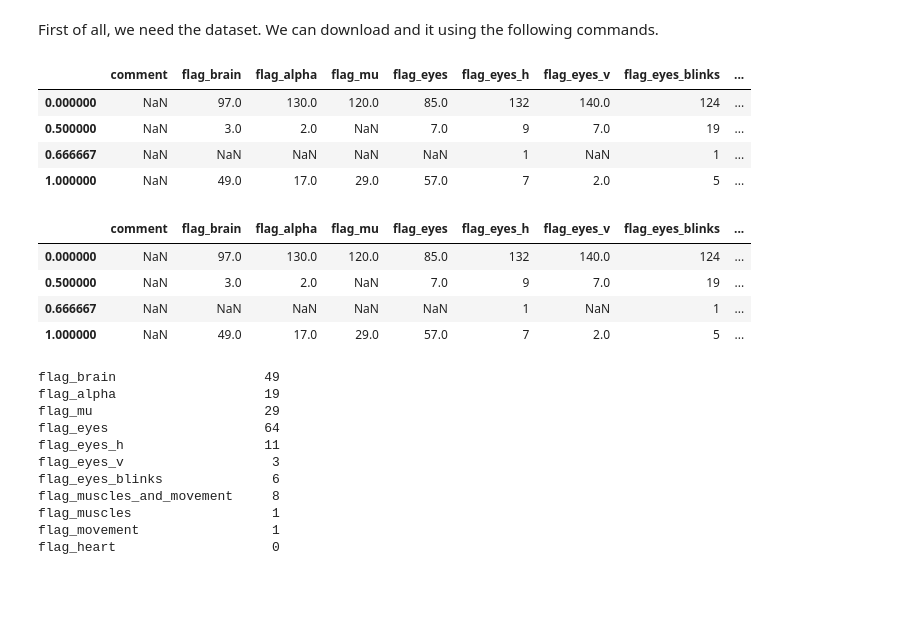
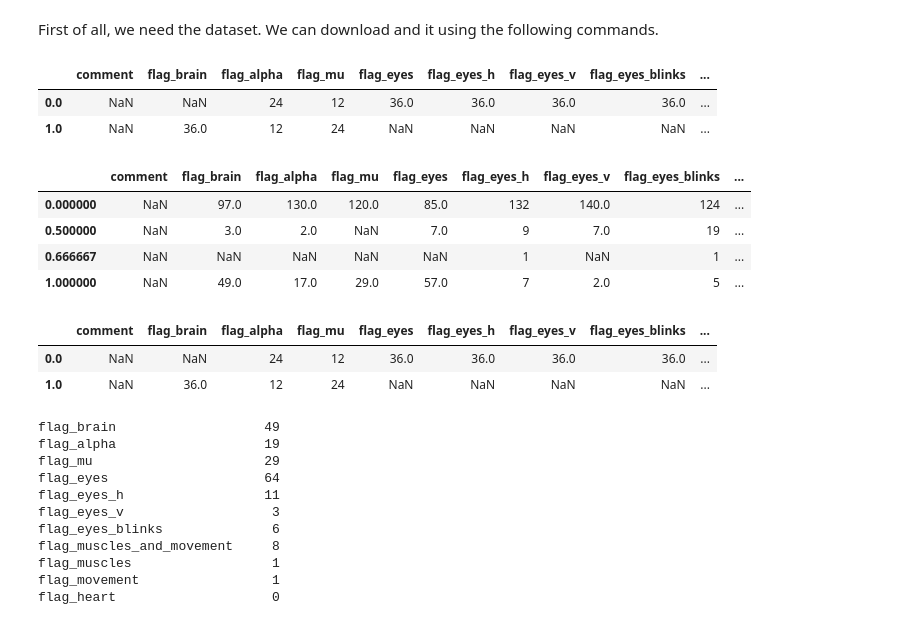
Before and after one commit to ALICE-EEG/alice-eeg-ml, a Jupyter notebook: Norm.ipynb, the cells around one changed output. Drawn from its saved outputs; the diff is of its cells as text; code cells hidden in the pictures; blank space fills up the shorter version.

```diff
--- a/Norm.ipynb
+++ b/Norm.ipynb
@@ -18,19 +18,22 @@ from alice_ml.preprocessing import load_dataset
 path = '/Users/beliaevaaleksandra/Downloads/dataset_mu_rhythm_1.1'
 
 data, raw_annotations = load_dataset(path, preload=False)
+
+path2 = '/Users/beliaevaaleksandra/Downloads/dataset_mu_rhythm_2_1.2'
+
+data2, raw_annotations2 = load_dataset(path2, preload=False)
 # %%
 def get_target_distribution(annotations):
     # Exclude non-numeric columns like 'user_hash' and other potential object-type columns
     flag_columns = annotations.select_dtypes(include=[bool, int, float]).columns
     # Perform groupby on 'ic_id' and calculate the mean for the flag columns
     return annotations.groupby('ic_id')[flag_columns].mean().apply(lambda x: x.value_counts())
 get_target_distribution(raw_annotations)
+get_target_distribution(raw_annotations2)
 # %% [output]
 |  | comment | flag_brain | flag_alpha | flag_mu | flag_eyes | flag_eyes_h | flag_eyes_v | flag_eyes_blinks | ... |
-| 0.000000 | NaN | 97.0 | 130.0 | 120.0 | 85.0 | 132 | 140.0 | 124 | ... |
-| 0.500000 | NaN | 3.0 | 2.0 | NaN | 7.0 | 9 | 7.0 | 19 | ... |
-| 0.666667 | NaN | NaN | NaN | NaN | NaN | 1 | NaN | 1 | ... |
-| 1.000000 | NaN | 49.0 | 17.0 | 29.0 | 57.0 | 7 | 2.0 | 5 | ... |
+| 0.0 | NaN | NaN | 24 | 12 | 36.0 | 36.0 | 36.0 | 36.0 | ... |
+| 1.0 | NaN | 36.0 | 12 | 24 | NaN | NaN | NaN | NaN | ... |
 # %%
 def propogate_labels(annotations):
     return annotations.assign(flag_brain=annotations[['flag_brain', 'flag_alpha', 'flag_mu']].any(axis=1)) \
@@ -44,6 +47,13 @@ get_target_distribution(annotations)
 | 0.500000 | NaN | 3.0 | 2.0 | NaN | 7.0 | 9 | 7.0 | 19 | ... |
 | 0.666667 | NaN | NaN | NaN | NaN | NaN | 1 | NaN | 1 | ... |
 | 1.000000 | NaN | 49.0 | 17.0 | 29.0 | 57.0 | 7 | 2.0 | 5 | ... |
+# %%
+annotations2 = propogate_labels(raw_annotations2)
+get_target_distribution(annotations2)
+# %% [output]
+|  | comment | flag_brain | flag_alpha | flag_mu | flag_eyes | flag_eyes_h | flag_eyes_v | flag_eyes_blinks | ... |
+| 0.0 | NaN | NaN | 24 | 12 | 36.0 | 36.0 | 36.0 | 36.0 | ... |
+| 1.0 | NaN | 36.0 | 12 | 24 | NaN | NaN | NaN | NaN | ... |
 # %%
 from alice_ml.preprocessing import build_target_df
 targets = build_target_df(annotations, weights='uniform', strategy='mean', threshold=0.33)
```
Also changed, not shown: parts of 26 cells of this notebook.
